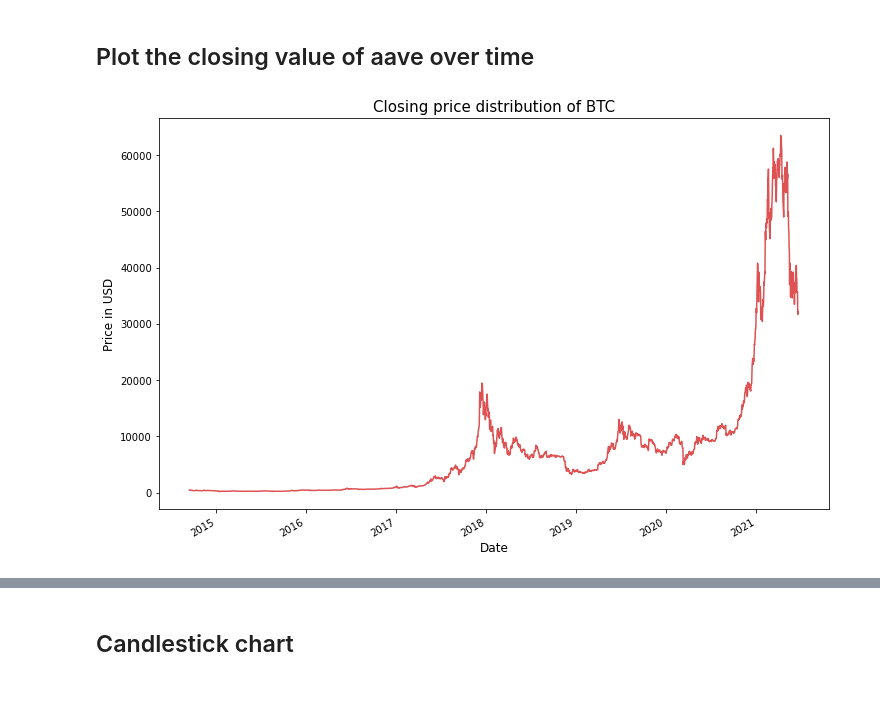
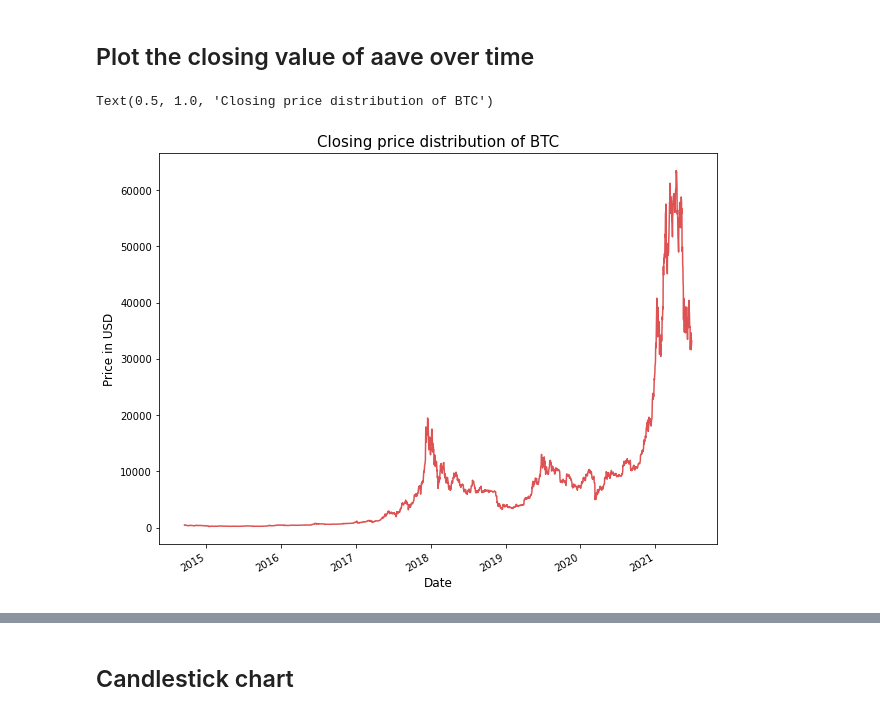
Before and after one commit to ArtTucker/crypto_prices_ML, a Jupyter notebook: preprocessing/by_coin/bitcoin_notebook_from_Yahoo.ipynb, the cells around one changed output, grey strips where cells are left out. Drawn from its saved outputs; the diff is of its cells as text; code cells hidden in the pictures.

```diff
--- a/preprocessing/by_coin/bitcoin_notebook_from_Yahoo.ipynb
+++ b/preprocessing/by_coin/bitcoin_notebook_from_Yahoo.ipynb
@@ -63,15 +63,16 @@ memory usage: 154.2 KB
 # %%
 import matplotlib.dates as mdates
 
-fig, ax = plt.subplots(figsize=(12,8))
+fig, ax = plt.subplots(figsize=(10,8))
 
 sns.lineplot(y = base_df.Close.values, x=base_df.index.values, alpha=0.8, color=color[3])
 ax.xaxis.set_major_locator(mdates.AutoDateLocator())
 #ax.xaxis.set_major_formatter(mdates.DateFormatter('%Y.%m.%d'))
+
 fig.autofmt_xdate()
 plt.xlabel('Date', fontsize=12)
 plt.ylabel('Price in USD', fontsize=12)
 plt.title("Closing price distribution of BTC", fontsize=15)
-plt.show()
 # %% [output]
+Text(0.5, 1.0, 'Closing price distribution of BTC')
-[figure, old version]
+[figure, new version]
```
Also changed, not shown: parts of 8 cells of this notebook.
